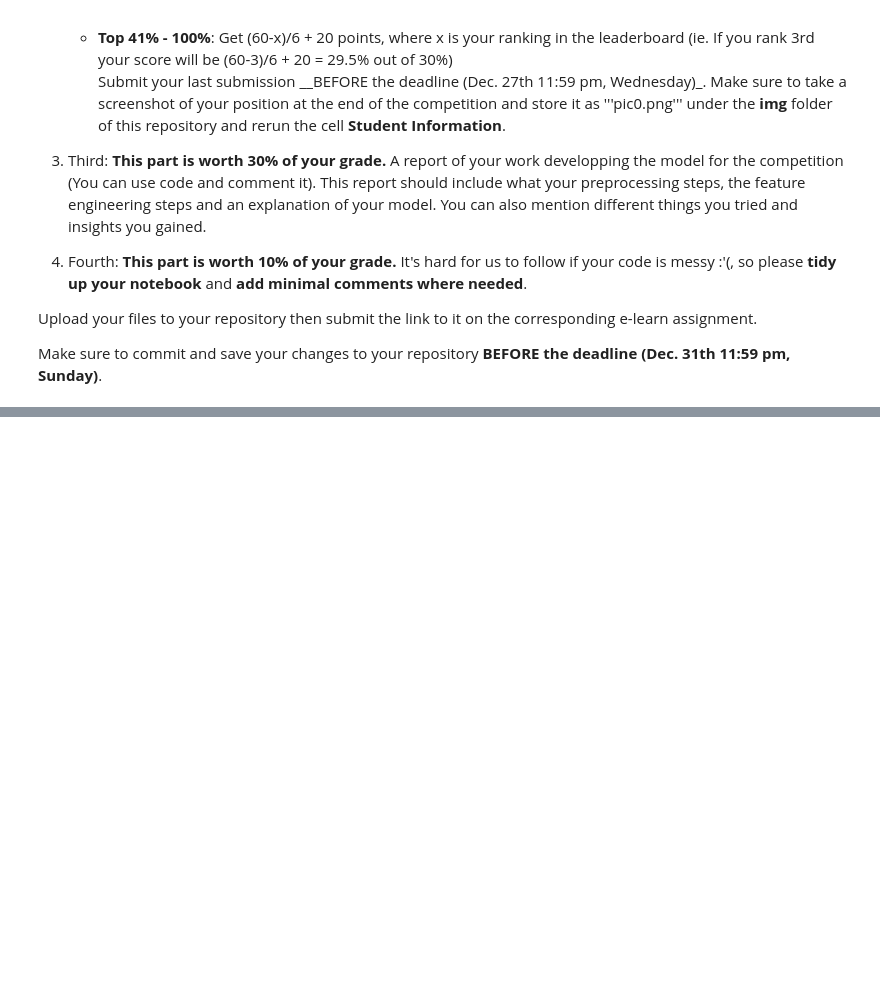
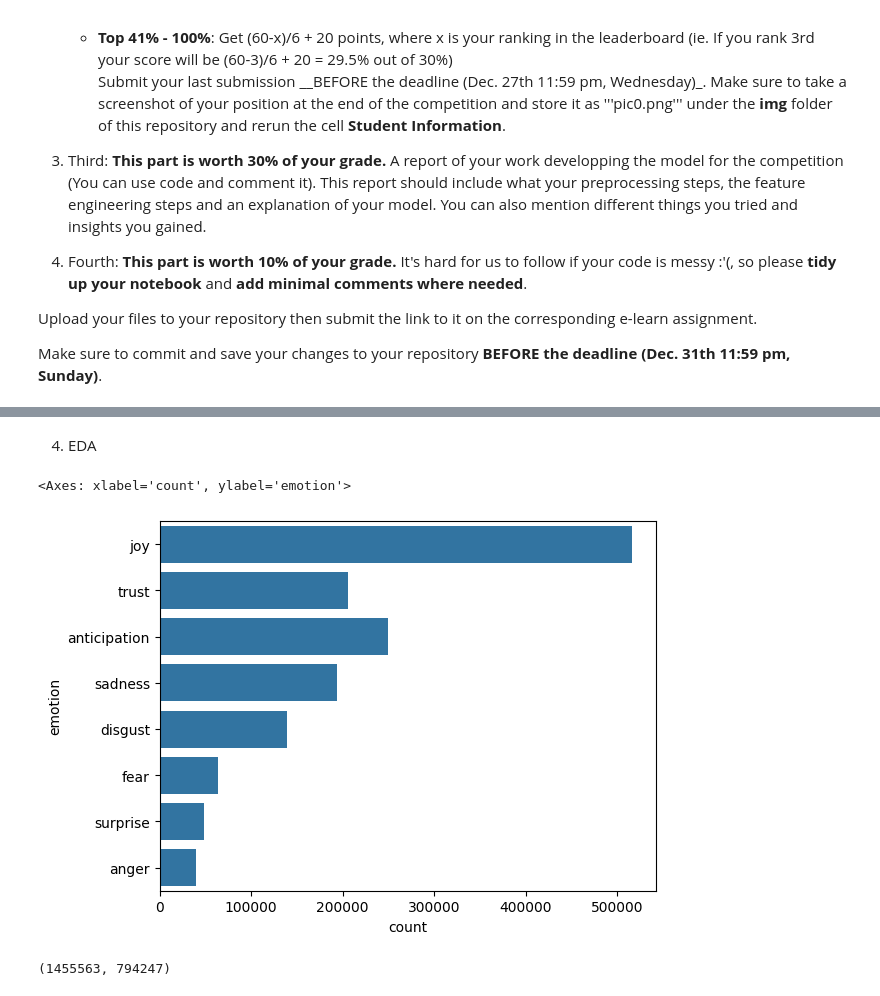
Before and after one commit to losh0427/DM2023-Lab2-Master, a Jupyter notebook: Homework/DM2023-Lab2-Homework.ipynb, the cells around one changed output, grey strips where cells are left out. Saved outputs shown, nothing was run; the diff lists cells and outputs as text; code cells hidden in the pictures; blank space fills up the shorter version.

```diff
--- a/Homework/DM2023-Lab2-Homework.ipynb
+++ b/Homework/DM2023-Lab2-Homework.ipynb
@@ -39,0 +116,14 @@ Make sure to commit and save your changes to your repository __BEFORE the deadli
+# %%
+#preprocessing data_id
+#split train test
+train_tweets = data_id[data_id['identification'] == 'train']
+test_tweets = data_id[data_id['identification'] == 'test']
+#drop
+train_tweets = train_tweets.drop(['identification'], axis=1)
+test_tweets = test_tweets.drop(['identification'], axis=1)
+train_tweets = train_tweets.rename(columns={'tweet_id': 'id'})
+test_tweets = test_tweets.rename(columns={'tweet_id': 'id'})
+
+display(train_tweets.shape)
+display(test_tweets.shape)
+display(train_tweets.shape[0] + test_tweets.shape[0])
@@ -39,0 +134,6 @@ Make sure to commit and save your changes to your repository __BEFORE the deadli
+# %%
+#preprocessing emotion
+emotion = emotion.rename(columns={'tweet_id': 'id'})
+
+display(emotion.head())
+display(emotion.shape)
@@ -39,0 +158,19 @@ Make sure to commit and save your changes to your repository __BEFORE the deadli
+# %%
+
+#merge into training_df and testing_df
+training_df = pd.merge(train_tweets, emotion, on='id')
+training_df = pd.merge(training_df, tweets_source, on='id')
+testing_df = pd.merge(sample_submission, tweets_source, on='id')
+
+#drop emotion in testing_df
+testing_df = testing_df.drop(['emotion'], axis=1)
+#drop id in training_df and testing_df
+training_df = training_df.drop(['id'], axis=1)
+testing_df = testing_df.drop(['id'], axis=1)
+
+
+display(training_df.shape)
+display(testing_df.shape)
+display(training_df.head())
+display(testing_df.head())
+display(sample_submission)
@@ -39,0 +205,8 @@ Make sure to commit and save your changes to your repository __BEFORE the deadli
+# %% [markdown]
+4. EDA
+# %%
+#show the distribution of emotion
+sns.countplot(training_df['emotion'])
+# %% [output]
+<Axes: xlabel='count', ylabel='emotion'>
+[figure, added]
@@ -39,0 +215,8 @@ Make sure to commit and save your changes to your repository __BEFORE the deadli
+# %%
+#bow
+vectorizer = CountVectorizer()
+vectorizer.fit(training_df['text'])
+X_train_bow = vectorizer.transform(training_df['text'])
+display(X_train_bow.shape)
+# %% [output]
+(1455563, 794247)
```
Also changed, not shown: parts of 34 cells of this notebook, 5 other files.
